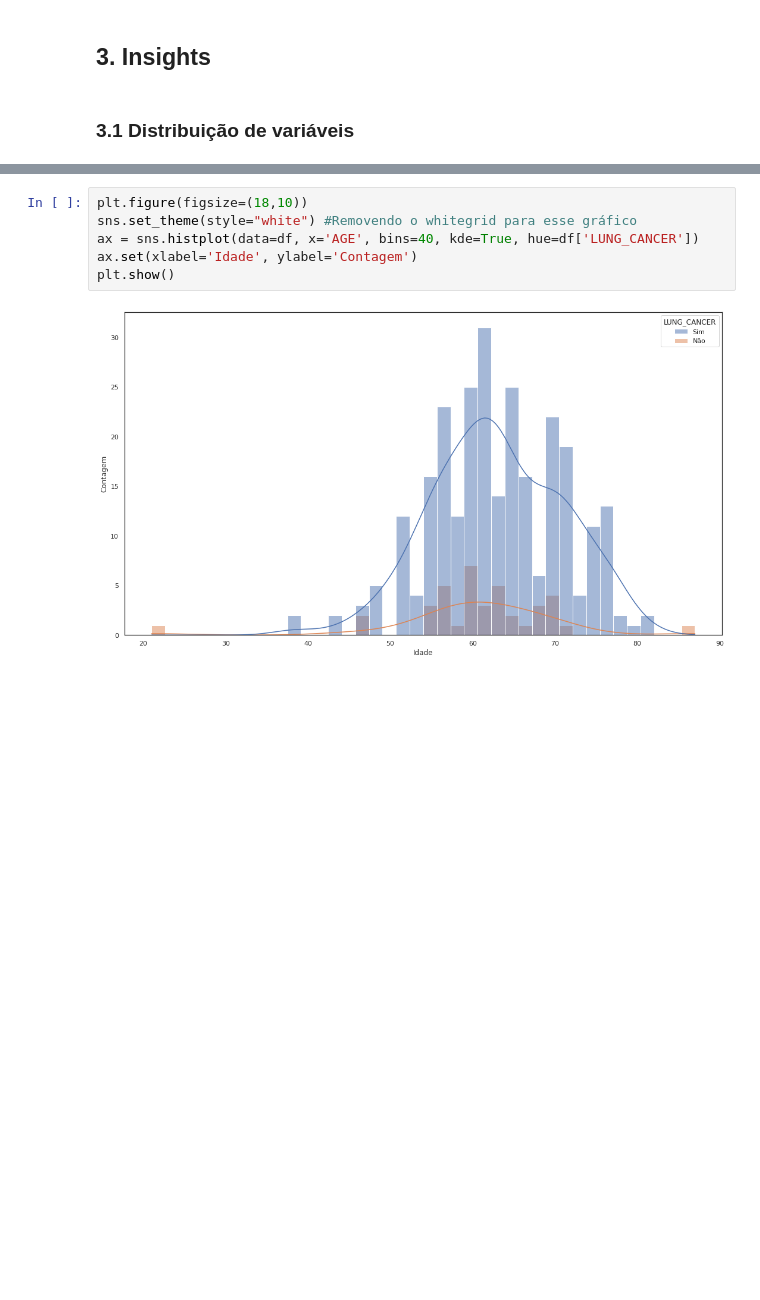
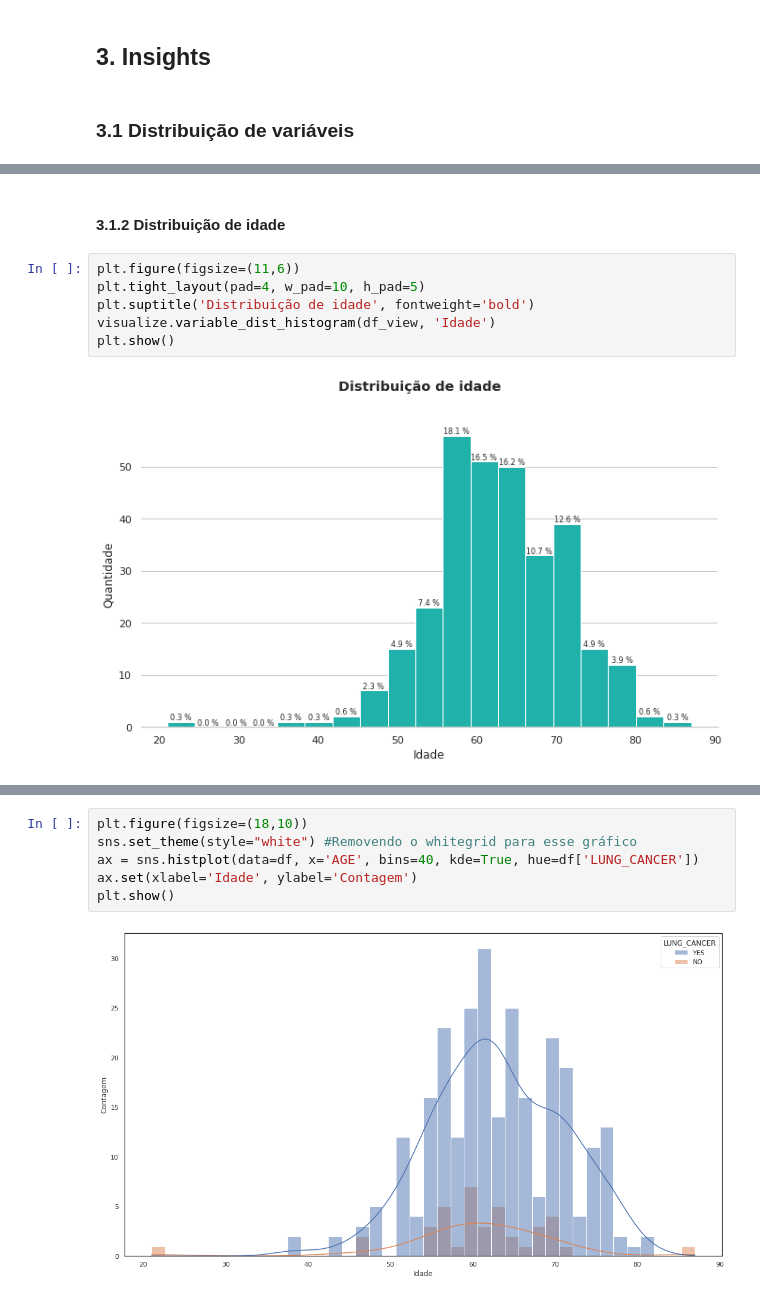
Before and after one commit to atlantico-academy/lung-cancer, a Jupyter notebook: notebooks/01-exploratory_data_analysis.ipynb, the cells around one changed output, grey strips where cells are left out. Drawn from its saved outputs; the diff is of its cells as text; blank space fills up the shorter version.

```diff
--- a/notebooks/01-exploratory_data_analysis.ipynb
+++ b/notebooks/01-exploratory_data_analysis.ipynb
@@ -151,0 +225,10 @@ Com visualizações de informações gerais poderemos responder a pergutnas do t
+# %% [markdown]
+#### 3.1.2 Distribuição de idade
+# %%
+plt.figure(figsize=(11,6))
+plt.tight_layout(pad=4, w_pad=10, h_pad=5)
+plt.suptitle('Distribuição de idade', fontweight='bold')
+visualize.variable_dist_histogram(df_view, 'Idade')
+plt.show()
+# %% [output]
+[figure, added]
```
Also changed, not shown: parts of 28 cells of this notebook, 5 other files.
